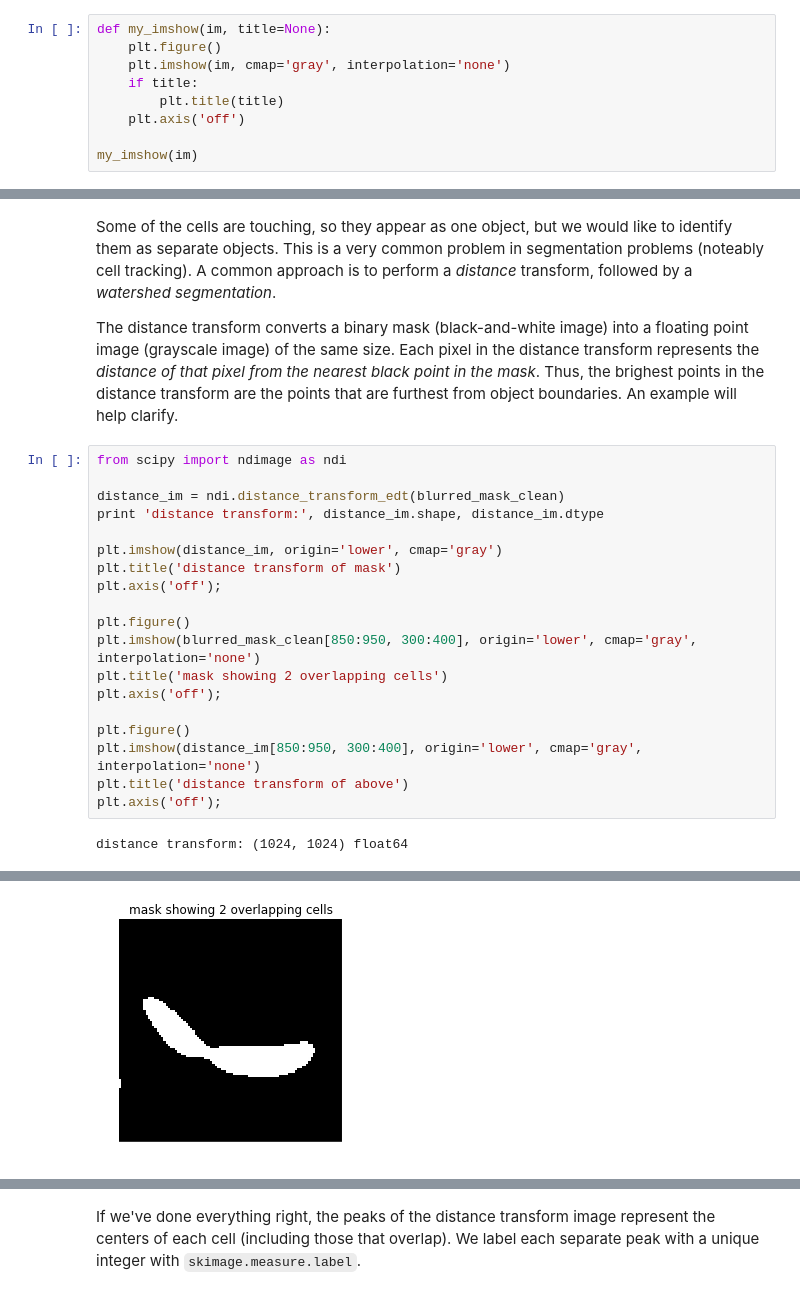
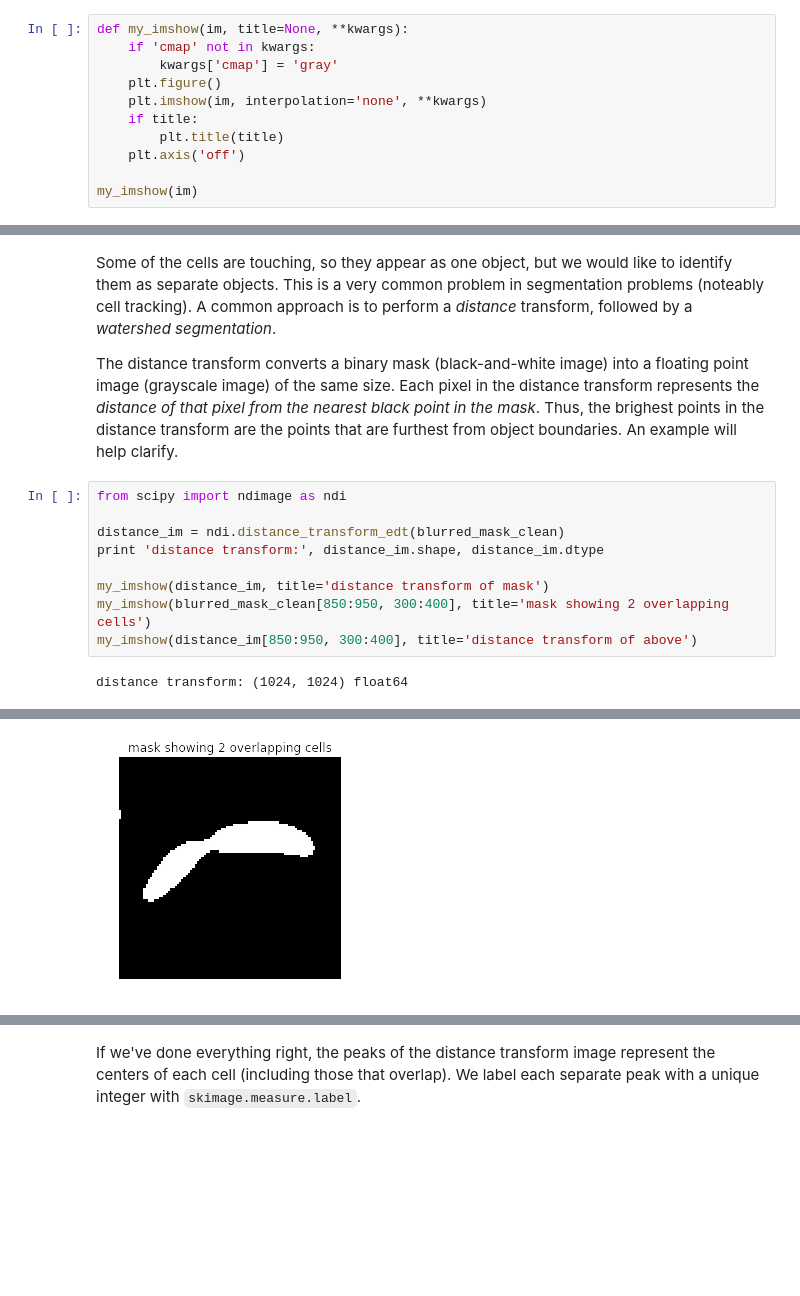
Before and after one commit to brikeats/Image-Analysis-in-Python, a Jupyter notebook: Intro to Image Analysis in Python.ipynb, the cells around one changed output, grey strips where cells are left out. Cells and saved outputs as stored; diff of their text form; blank space fills up the shorter version.

```diff
--- a/Intro to Image Analysis in Python.ipynb
+++ b/Intro to Image Analysis in Python.ipynb
@@ -112,9 +112,11 @@ plt.imshow(im);
 # %% [markdown]
 The last dimension (of length 3) represents the channels in (red, green, blue) format. Grayscale images may only have 2 dimensions -- there is no channel dimension. Some image formats have an extra alpha channel, which specifies the transparency of each pixel.
 # %%
-def my_imshow(im, title=None):
+def my_imshow(im, title=None, **kwargs):
+    if 'cmap' not in kwargs:
+        kwargs['cmap'] = 'gray'
     plt.figure()
-    plt.imshow(im, cmap='gray', interpolation='none')
+    plt.imshow(im, interpolation='none', **kwargs)
     if title:
         plt.title(title)
     plt.axis('off')
@@ -460,18 +445,8 @@ from scipy import ndimage as ndi
 distance_im = ndi.distance_transform_edt(blurred_mask_clean)
 print 'distance transform:', distance_im.shape, distance_im.dtype
 
-plt.imshow(distance_im, origin='lower', cmap='gray')
-plt.title('distance transform of mask')
-plt.axis('off');
-
-plt.figure()
-plt.imshow(blurred_mask_clean[850:950, 300:400], origin='lower', cmap='gray', interpolation='none')
-plt.title('mask showing 2 overlapping cells')
-plt.axis('off');
-
-plt.figure()
-plt.imshow(distance_im[850:950, 300:400], origin='lower', cmap='gray', interpolation='none')
-plt.title('distance transform of above')
-plt.axis('off');
+my_imshow(distance_im, title='distance transform of mask')
+my_imshow(blurred_mask_clean[850:950, 300:400], title='mask showing 2 overlapping cells')
+my_imshow(distance_im[850:950, 300:400], title='distance transform of above')
 # %% [output]
 distance transform: (1024, 1024) float64
@@ -479 +454 @@ distance transform: (1024, 1024) float64
-[figure, old version]
+[figure, new version]
```
Also changed, not shown: parts of 21 cells of this notebook.
